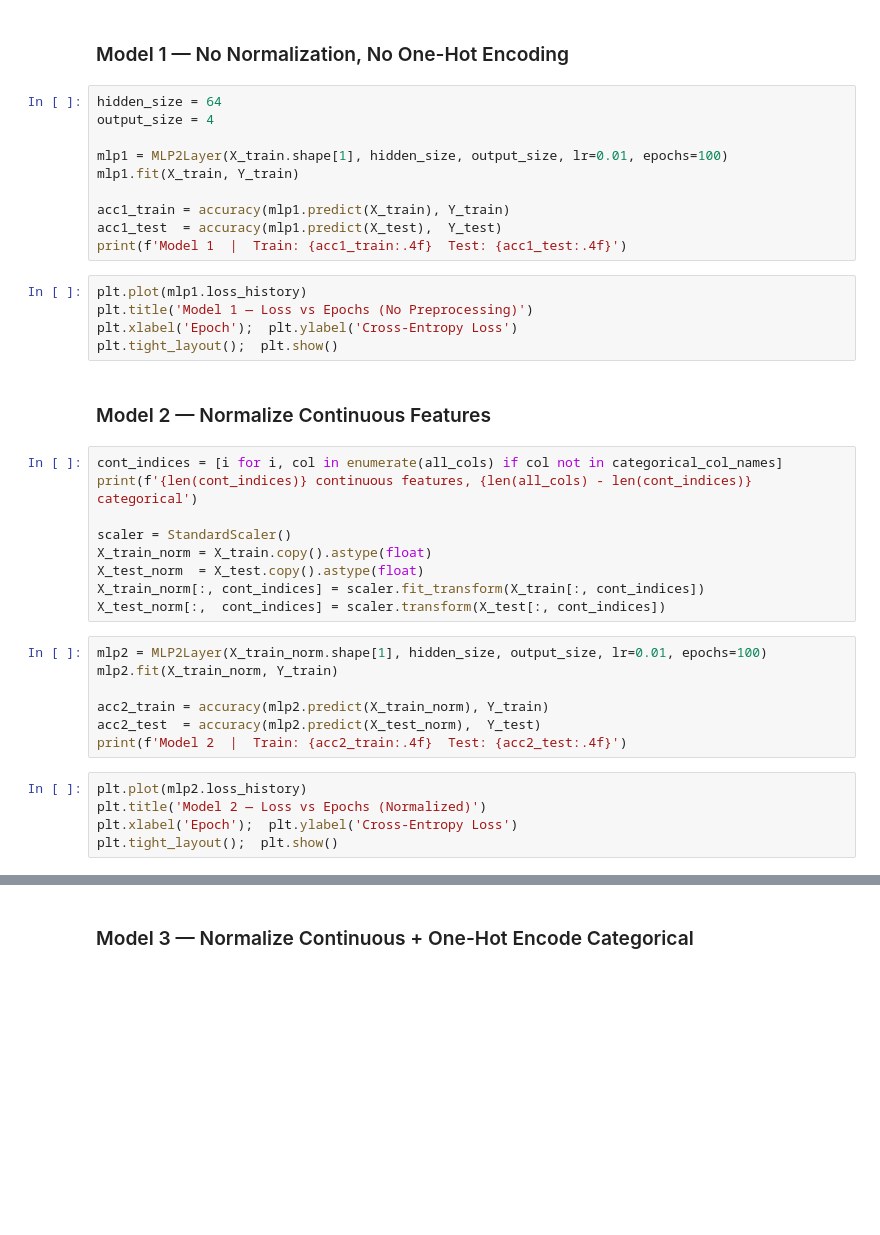
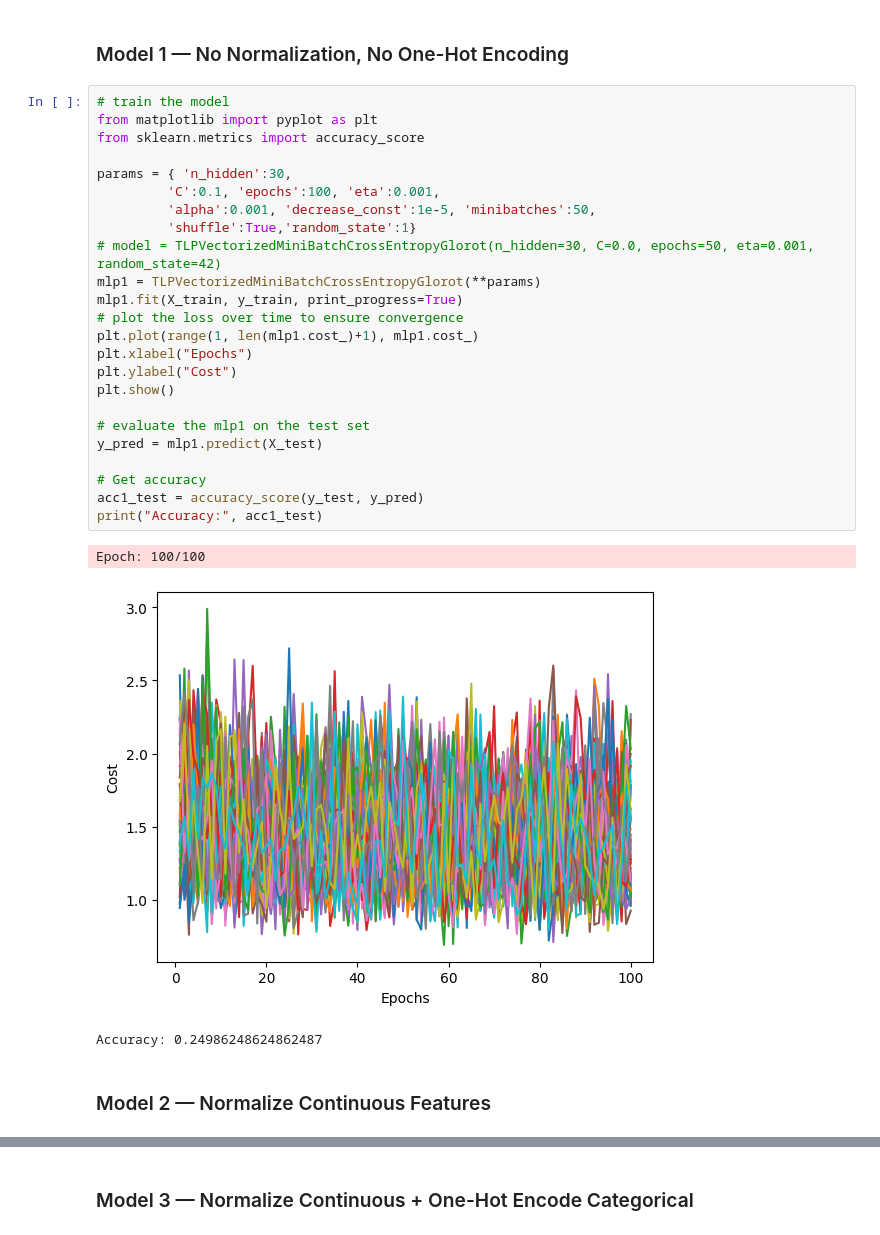
Before and after one commit to Jadonsw123/MachineLearning2026Lab4, a Jupyter notebook: lab4_mlp.ipynb, the cells around one changed output, grey strips where cells are left out. Drawn from its saved outputs; the diff is of its cells as text; blank space fills up the shorter version.

```diff
--- a/lab4_mlp.ipynb
+++ b/lab4_mlp.ipynb
@@ -267,41 +442,33 @@ class MLPNLayer:
 ## 3. Pre-processing & Initial Modeling
 # %% [markdown]
 ### Model 1 — No Normalization, No One-Hot Encoding
-# %%
-hidden_size = 64
-output_size = 4
-
-mlp1 = MLP2Layer(X_train.shape[1], hidden_size, output_size, lr=0.01, epochs=100)
-mlp1.fit(X_train, Y_train)
-
-acc1_train = accuracy(mlp1.predict(X_train), Y_train)
-acc1_test  = accuracy(mlp1.predict(X_test),  Y_test)
-print(f'Model 1  |  Train: {acc1_train:.4f}  Test: {acc1_test:.4f}')
-# %%
-plt.plot(mlp1.loss_history)
-plt.title('Model 1 — Loss vs Epochs (No Preprocessing)')
-plt.xlabel('Epoch');  plt.ylabel('Cross-Entropy Loss')
-plt.tight_layout();  plt.show()
+# %%
+# train the model
+from matplotlib import pyplot as plt
+from sklearn.metrics import accuracy_score
+
+params = { 'n_hidden':30,
+         'C':0.1, 'epochs':100, 'eta':0.001,
+         'alpha':0.001, 'decrease_const':1e-5, 'minibatches':50,
+         'shuffle':True,'random_state':1}
+# model = TLPVectorizedMiniBatchCrossEntropyGlorot(n_hidden=30, C=0.0, epochs=50, eta=0.001, random_state=42)
+mlp1 = TLPVectorizedMiniBatchCrossEntropyGlorot(**params)
+mlp1.fit(X_train, y_train, print_progress=True)
+# plot the loss over time to ensure convergence
+plt.plot(range(1, len(mlp1.cost_)+1), mlp1.cost_)
+plt.xlabel("Epochs")
+plt.ylabel("Cost")
+plt.show()
+
+# evaluate the mlp1 on the test set
+y_pred = mlp1.predict(X_test)
+
+# Get accuracy
+acc1_test = accuracy_score(y_test, y_pred)
+print("Accuracy:", acc1_test)
+# %% [output]
+Epoch: 100/100
+[figure, added]
+Accuracy: 0.24986248624862487
 # %% [markdown]
 ### Model 2 — Normalize Continuous Features
-# %%
-cont_indices = [i for i, col in enumerate(all_cols) if col not in categorical_col_names]
-print(f'{len(cont_indices)} continuous features, {len(all_cols) - len(cont_indices)} categorical')
-
-scaler = StandardScaler()
-X_train_norm = X_train.copy().astype(float)
-X_test_norm  = X_test.copy().astype(float)
-X_train_norm[:, cont_indices] = scaler.fit_transform(X_train[:, cont_indices])
-X_test_norm[:,  cont_indices] = scaler.transform(X_test[:, cont_indices])
-# %%
-mlp2 = MLP2Layer(X_train_norm.shape[1], hidden_size, output_size, lr=0.01, epochs=100)
-mlp2.fit(X_train_norm, Y_train)
-
-acc2_train = accuracy(mlp2.predict(X_train_norm), Y_train)
-acc2_test  = accuracy(mlp2.predict(X_test_norm),  Y_test)
-print(f'Model 2  |  Train: {acc2_train:.4f}  Test: {acc2_test:.4f}')
-# %%
-plt.plot(mlp2.loss_history)
-plt.title('Model 2 — Loss vs Epochs (Normalized)')
-plt.xlabel('Epoch');  plt.ylabel('Cross-Entropy Loss')
-plt.tight_layout();  plt.show()
```
Also changed, not shown: parts of 17 cells of this notebook.
